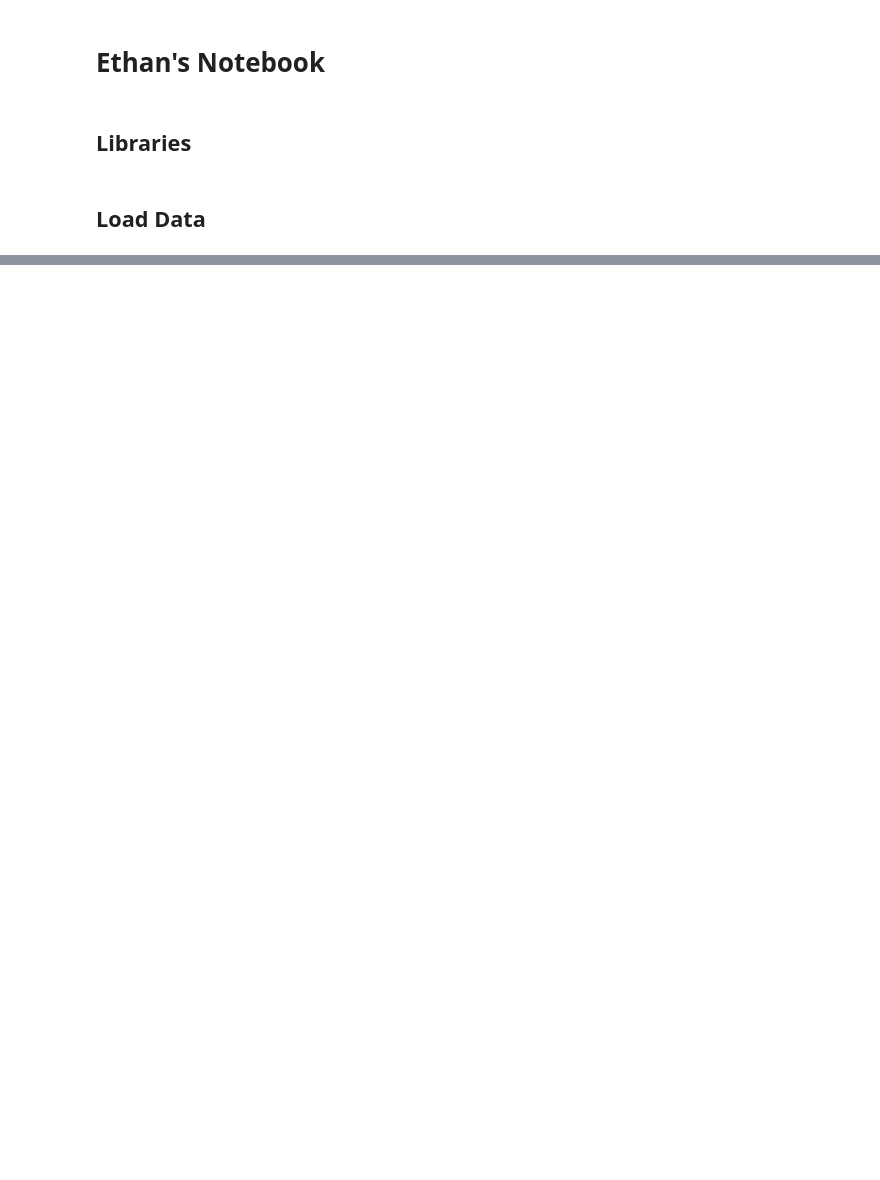
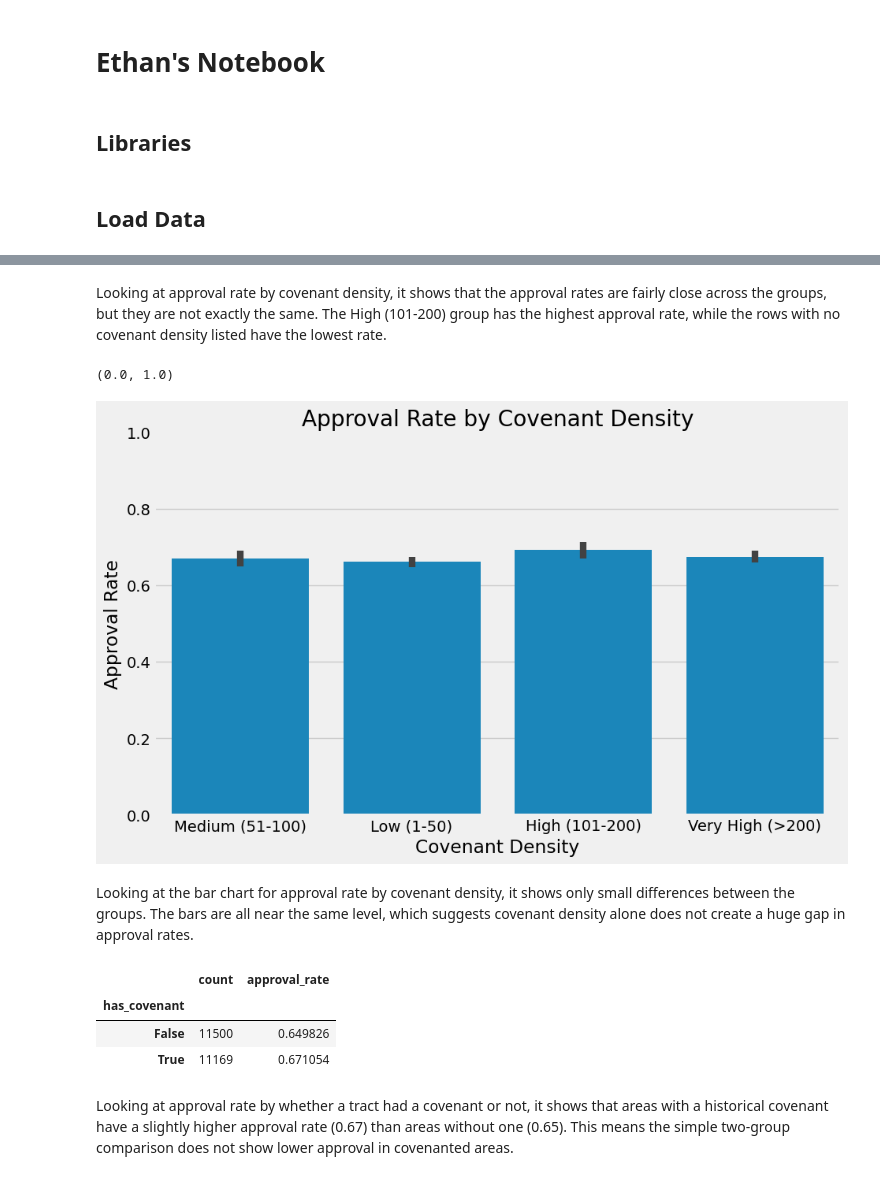
Before and after one commit to EthanStanks/DATA6550-HOUSING-BIAS, a Jupyter notebook: code/Ethan_Sandbox.ipynb, the cells around one changed output, grey strips where cells are left out. Drawn from its saved outputs; the diff is of its cells as text; code cells hidden in the pictures; blank space fills up the shorter version.

```diff
--- a/code/Ethan_Sandbox.ipynb
+++ b/code/Ethan_Sandbox.ipynb
@@ -43,0 +182,25 @@ memory usage: 10.1+ MB
+# %% [markdown]
+Looking at approval rate by covenant density, it shows that the approval rates are fairly close across the groups, but they are not exactly the same. The High (101-200) group has the highest approval rate, while the rows with no covenant density listed have the lowest rate.
+# %%
+plt.figure(figsize=(10, 6))
+sns.barplot(data=df_hennepin, x = 'covenant_density', y = 'was_approved')
+plt.title('Approval Rate by Covenant Density')
+plt.xlabel('Covenant Density')
+plt.ylabel('Approval Rate')
+plt.ylim(0, 1)
+# %% [output]
+(0.0, 1.0)
+[figure, added]
+# %% [markdown]
+Looking at the bar chart for approval rate by covenant density, it shows only small differences between the groups. The bars are all near the same level, which suggests covenant density alone does not create a huge gap in approval rates.
+# %%
+approval_by_covenant = df_hennepin.groupby('has_covenant')['was_approved'].agg(['count', 'mean'])
+approval_by_covenant.rename(columns={'mean': 'approval_rate'}, inplace=True)
+display(approval_by_covenant)
+# %% [output]
+|  | count | approval_rate |
+| has_covenant |  |  |
+| False | 11500 | 0.649826 |
+| True | 11169 | 0.671054 |
+# %% [markdown]
+Looking at approval rate by whether a tract had a covenant or not, it shows that areas with a historical covenant have a slightly higher approval rate (0.67) than areas without one (0.65). This means the simple two-group comparison does not show lower approval in covenanted areas.
```
Also changed, not shown: parts of 105 cells of this notebook.
